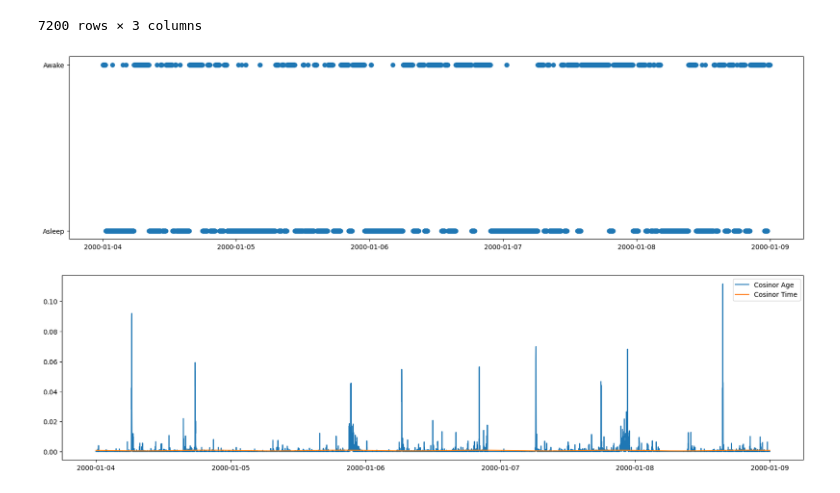
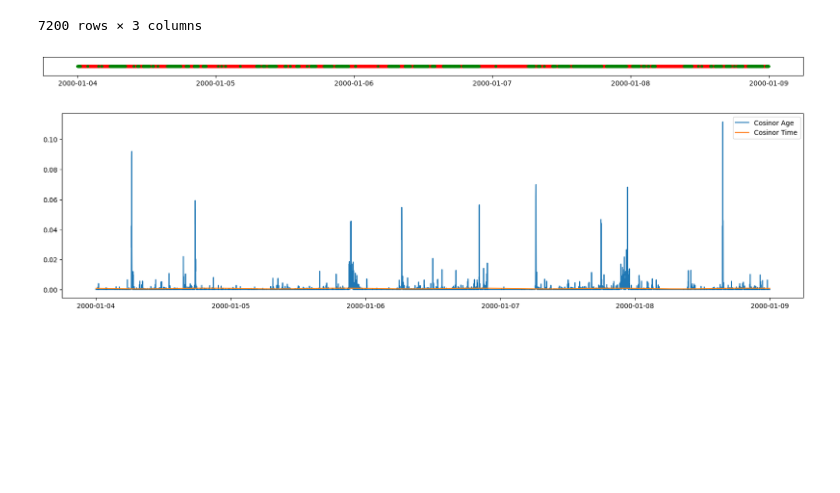
Before and after one commit to ADAMMA-CDHI-ETH-Zurich/CosinorAge, a Jupyter notebook: examples/smartwatch_example.ipynb, the cells around one changed output. Saved outputs shown, nothing was run; the diff lists cells and outputs as text; code cells hidden in the pictures; blank space fills up the shorter version.

```diff
--- a/examples/smartwatch_example.ipynb
+++ b/examples/smartwatch_example.ipynb
@@ -149,19 +118,10 @@ features_p.get_enmo_data()
 | 2000-01-08 23:58:00 | 0.0 | 1.0 | 1 |
 | 2000-01-08 23:59:00 | 0.0 | 1.0 | 1 |
 7200 rows × 3 columns
-# %%
-plt.figure(figsize=(20, 5))
-plt.plot(features_p.get_enmo_data()["sleep_predictions"], 'o')
-plt.yticks([0, 1], ["Asleep", "Awake"])
-plt.show()
-# %% [output]
-[figure, removed]
 # %%
-# plot timeaxis with green and red for different sleep stages
-plt.figure(figsize=(20, 5))
-plt.plot(features_p.get_enmo_data()["sleep_predictions"] == 0, 'g.')
-plt.plot(features_p.get_enmo_data()["sleep_predictions"] == 1, 'r.')
-plt.show()
+features_p.plot_sleep_predictions()
+# %% [output]
+[figure, added]
 # %%
 plt.figure(figsize=(20, 5))
 plt.plot(cosinor_ts)
```
Also changed, not shown: parts of 7 cells of this notebook, 3 other files.
